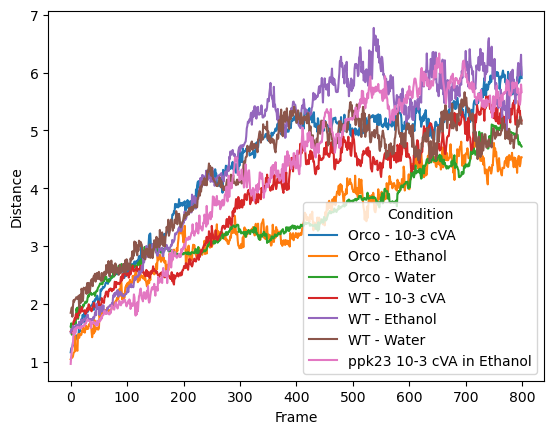
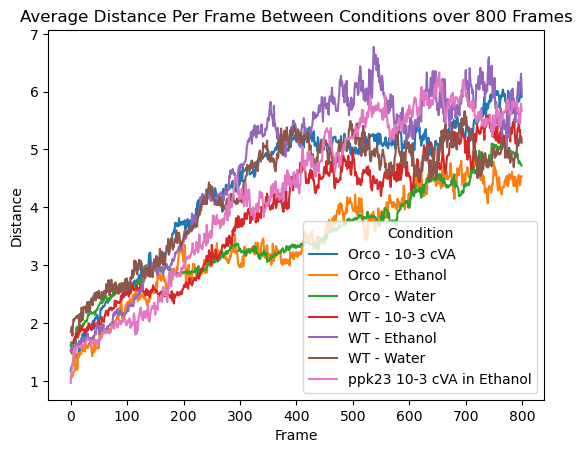
The notebook cell's code change between the first figure and the second:
--- before
+++ after
@@ -5,3 +5,6 @@
 frame_dist_df = cropped_ccd.groupby(['Condition', 'Frame']).Distance.mean()
 
-sbs.lineplot(data = frame_dist_df, x = 'Frame' ,y = frame_dist_df, hue = 'Condition')
+ax = sbs.lineplot(data = frame_dist_df, x = 'Frame' ,y = frame_dist_df, hue = 'Condition')
+plt.title('Average Distance Per Frame Between Conditions over 800 Frames')
+
+plt.show()

Commit: Added Titles to existing plots